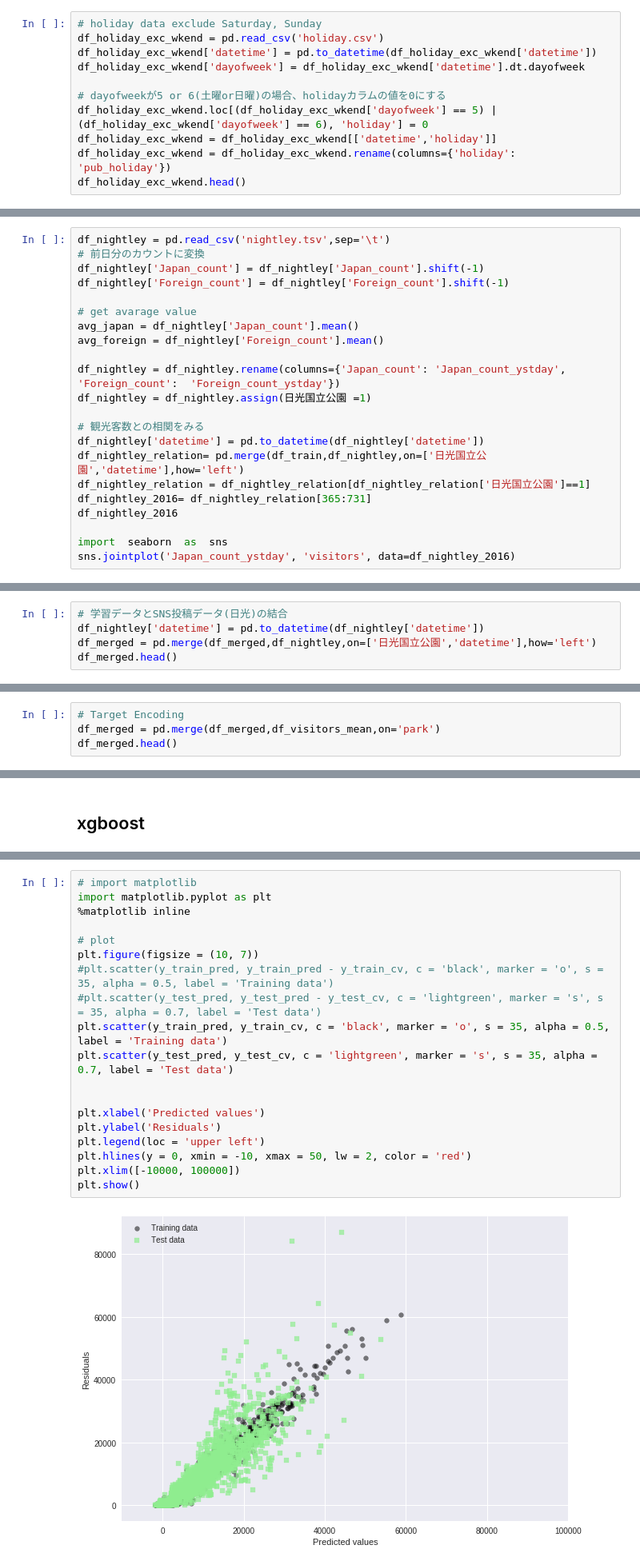
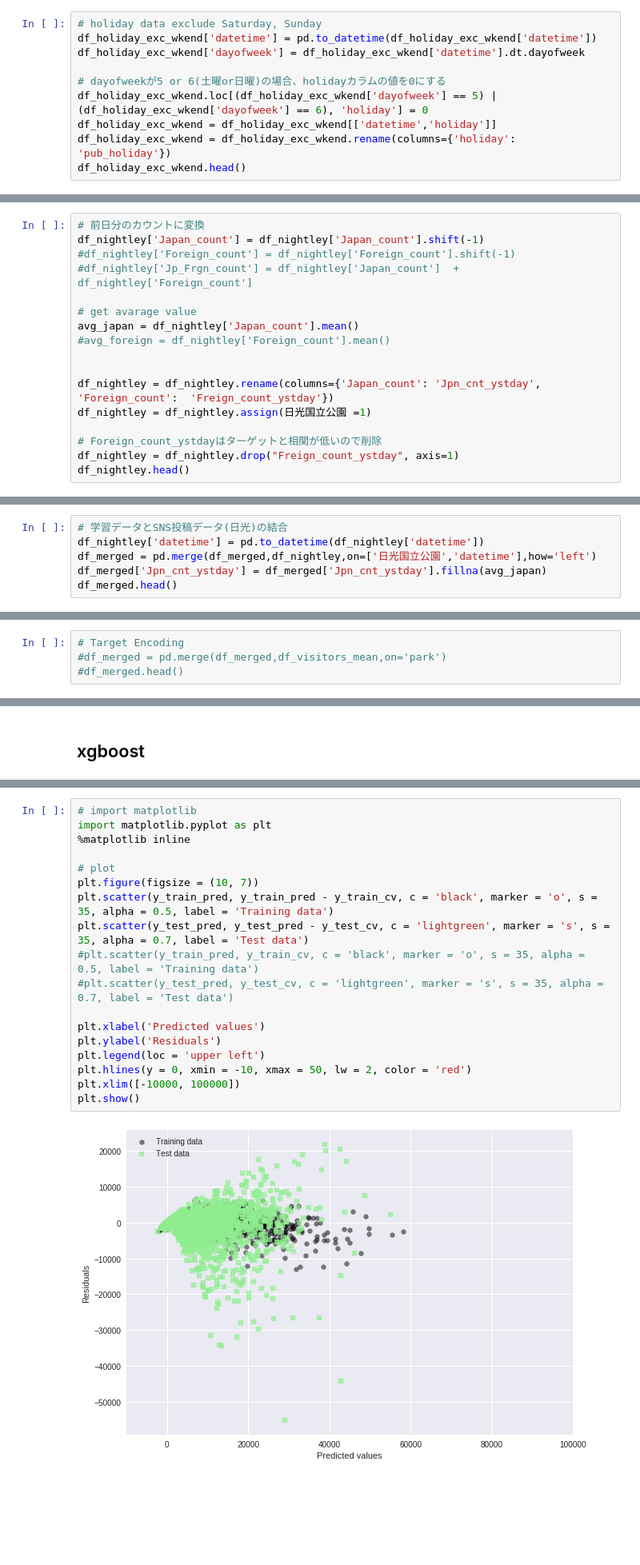
Before and after one commit to TaigoKuriyama/national_park_prediction, a Jupyter notebook: notebook/preprocess.ipynb, the cells around one changed output, grey strips where cells are left out. Shown at 80% size. Cells and saved outputs as stored; diff of their text form; blank space fills up the shorter version.

```diff
--- a/notebook/preprocess.ipynb
+++ b/notebook/preprocess.ipynb
@@ -102,6 +98,5 @@ df_holiday['datetime'] = pd.to_datetime(df_holiday['datetime'])
 # %%
 # holiday data exclude Saturday, Sunday
-df_holiday_exc_wkend = pd.read_csv('holiday.csv')
 df_holiday_exc_wkend['datetime'] = pd.to_datetime(df_holiday_exc_wkend['datetime'])
 df_holiday_exc_wkend['dayofweek'] = df_holiday_exc_wkend['datetime'].dt.dayofweek
 
@@ -145,23 +135,18 @@ Saving nightley.tsv to nightley.tsv
 # %%
-df_nightley = pd.read_csv('nightley.tsv',sep='\t')
 # 前日分のカウントに変換
 df_nightley['Japan_count'] = df_nightley['Japan_count'].shift(-1)
-df_nightley['Foreign_count'] = df_nightley['Foreign_count'].shift(-1)
+#df_nightley['Foreign_count'] = df_nightley['Foreign_count'].shift(-1)
+#df_nightley['Jp_Frgn_count'] = df_nightley['Japan_count']  + df_nightley['Foreign_count']
 
 # get avarage value
 avg_japan = df_nightley['Japan_count'].mean()
-avg_foreign = df_nightley['Foreign_count'].mean()
+#avg_foreign = df_nightley['Foreign_count'].mean()
 
-df_nightley = df_nightley.rename(columns={'Japan_count': 'Japan_count_ystday', 'Foreign_count':  'Foreign_count_ystday'})
+
+df_nightley = df_nightley.rename(columns={'Japan_count': 'Jpn_cnt_ystday', 'Foreign_count':  'Freign_count_ystday'})
 df_nightley = df_nightley.assign(日光国立公園	=1)
 
-# 観光客数との相関をみる
-df_nightley['datetime'] = pd.to_datetime(df_nightley['datetime'])
-df_nightley_relation= pd.merge(df_train,df_nightley,on=['日光国立公園','datetime'],how='left')
-df_nightley_relation = df_nightley_relation[df_nightley_relation['日光国立公園']==1]
-df_nightley_2016= df_nightley_relation[365:731]
-df_nightley_2016
-
-import  seaborn  as  sns
-sns.jointplot('Japan_count_ystday', 'visitors', data=df_nightley_2016)
+# Foreign_count_ystdayはターゲットと相関が低いので削除
+df_nightley = df_nightley.drop("Freign_count_ystday", axis=1)
+df_nightley.head()
 # %% [output]
@@ -286,6 +288,7 @@ df_merged.head()
 # 学習データとSNS投稿データ(日光)の結合
 df_nightley['datetime'] = pd.to_datetime(df_nightley['datetime'])
 df_merged = pd.merge(df_merged,df_nightley,on=['日光国立公園','datetime'],how='left')
+df_merged['Jpn_cnt_ystday'] = df_merged['Jpn_cnt_ystday'].fillna(avg_japan)
 df_merged.head()
 # %% [output]
 |  | datetime | park | visitors | year | month | day | dayofweek | 伊勢志摩国立公園 | 十和田八幡平国立公園 | 大山隠岐国立公園 | ... |
@@ -315,4 +318,4 @@ df_merged.head()
 # %%
 # Target Encoding
-df_merged = pd.merge(df_merged,df_visitors_mean,on='park')
-df_merged.head()
+#df_merged = pd.merge(df_merged,df_visitors_mean,on='park')
+#df_merged.head()
@@ -567,21 +567,20 @@ Residuals：残差(誤差の推定量)
 # %%
 # import matplotlib
 import matplotlib.pyplot as plt
 %matplotlib inline
 
 # plot
 plt.figure(figsize = (10, 7))
-#plt.scatter(y_train_pred, y_train_pred - y_train_cv, c = 'black', marker = 'o', s = 35, alpha = 0.5, label = 'Training data')
-#plt.scatter(y_test_pred, y_test_pred - y_test_cv, c = 'lightgreen', marker = 's', s = 35, alpha = 0.7, label = 'Test data')
-plt.scatter(y_train_pred, y_train_cv, c = 'black', marker = 'o', s = 35, alpha = 0.5, label = 'Training data')
-plt.scatter(y_test_pred, y_test_cv, c = 'lightgreen', marker = 's', s = 35, alpha = 0.7, label = 'Test data')
-
+plt.scatter(y_train_pred, y_train_pred - y_train_cv, c = 'black', marker = 'o', s = 35, alpha = 0.5, label = 'Training data')
+plt.scatter(y_test_pred, y_test_pred - y_test_cv, c = 'lightgreen', marker = 's', s = 35, alpha = 0.7, label = 'Test data')
+#plt.scatter(y_train_pred, y_train_cv, c = 'black', marker = 'o', s = 35, alpha = 0.5, label = 'Training data')
+#plt.scatter(y_test_pred, y_test_cv, c = 'lightgreen', marker = 's', s = 35, alpha = 0.7, label = 'Test data')
 
 plt.xlabel('Predicted values')
 plt.ylabel('Residuals')
 plt.legend(loc = 'upper left')
 plt.hlines(y = 0, xmin = -10, xmax = 50, lw = 2, color = 'red')
 plt.xlim([-10000, 100000])
 plt.show()
 # %% [output]
-[figure, old version]
+[figure, new version]
```
Also changed, not shown: parts of 56 cells of this notebook.
